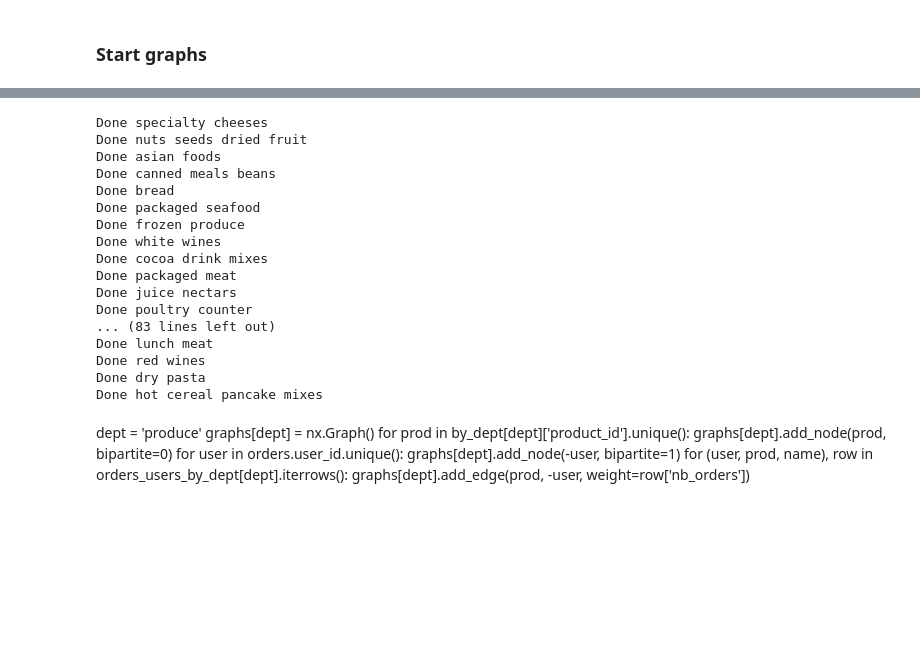
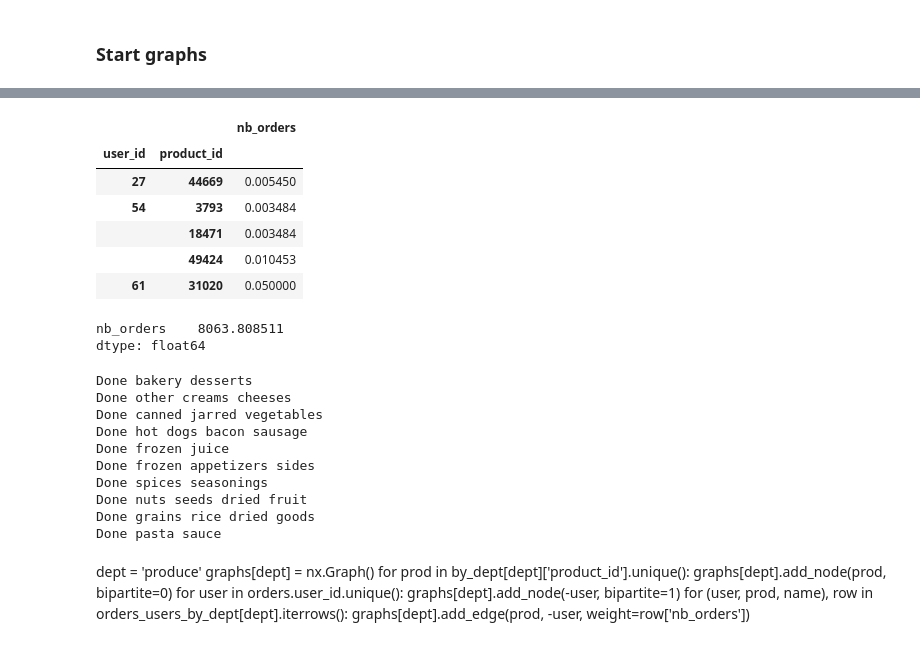
Before and after one commit to auriane81/epfl-ada-ada-2019-project-adax, a Jupyter notebook: project_Ariane_graph.ipynb, the cells around one changed output, grey strips where cells are left out. Cells and saved outputs as stored; diff of their text form; code cells hidden in the pictures; blank space fills up the shorter version.

```diff
--- a/project_Ariane_graph.ipynb
+++ b/project_Ariane_graph.ipynb
@@ -254,0 +275,7 @@ for aisle in food_aisles:
+# %%
+tot_user_by_aisle = {}
+for aisle in food_aisles:
+    orders_users_by_aisle[aisle] = orders_users_by_aisle[aisle].reset_index()
+    # print(orders_users_by_aisle[aisle].head())
+    tot_user_by_aisle[aisle] = orders_users_by_aisle[aisle][['user_id', 'nb_orders']].groupby('user_id').sum().rename(columns={'nb_orders':'tot_orders'})
+    print(tot_user_by_aisle[aisle].head())
@@ -254,0 +313,2 @@ for aisle in food_aisles:
+# %%
+tot_user = pd.read_pickle('tot_user.pk')
@@ -255,3 +325,32 @@ for aisle in food_aisles:
+# %%
+tot_user.replace(0, np.nan)
+tot_user.columns = ['nb_orders']
+orders_users_norm_by_aisle = {}
+for aisle in food_aisles:
+    # print(orders_users_by_aisle[aisle].head())
+    #orders_users_by_aisle[aisle] = orders_users_by_aisle[aisle].set_index(['user_id', 'product_id'])
+    orders_users_norm_by_aisle[aisle] = orders_users_by_aisle[aisle][['nb_orders']] / tot_user # make sure user is index
+    orders_users_norm_by_aisle[aisle].to_pickle('orders_users_norm_by_aisle_'+aisle+'.pk')
+# %%
+# Here
+orders_users_norm_by_aisle = {}
+for aisle in food_aisles:
+    orders_users_norm_by_aisle[aisle] = pd.read_pickle('orders_users_norm_by_aisle_'+aisle+'.pk')
 # %%
 del(orders_products_by_aisle)
+# %%
+orders_users_norm_by_aisle['honeys syrups nectars'].head()
+# %% [output]
+|  |  | nb_orders |
+| user_id | product_id |  |
+| 27 | 44669 | 0.005450 |
+| 54 | 3793 | 0.003484 |
+|  | 18471 | 0.003484 |
+|  | 49424 | 0.010453 |
+| 61 | 31020 | 0.050000 |
+# %%
+orders_users_norm_by_aisle['yogurt'].sum()
+# %% [output]
+nb_orders    8063.808511
+dtype: float64
 # %%
@@ -263,25 +363,18 @@ for aisle in food_aisles:
         graphs[aisle].add_node(-user, bipartite=1)
 # %%
 for aisle in food_aisles:
-    for (user, prod, name), row in orders_users_by_aisle[aisle].iterrows():
+    for (user, prod), row in orders_users_norm_by_aisle[aisle].iterrows():
         graphs[aisle].add_edge(prod, -user, weight=row['nb_orders'])
     nx.write_gpickle(graphs[aisle], "users_and_prods_graph_"+aisle+'.gpk')
     print('Done', aisle)
 # %% [output]
-Done specialty cheeses
+Done bakery desserts
+Done other creams cheeses
+Done canned jarred vegetables
+Done hot dogs bacon sausage
+Done frozen juice
+Done frozen appetizers sides
+Done spices seasonings
 Done nuts seeds dried fruit
-Done asian foods
-Done canned meals beans
-Done bread
-Done packaged seafood
-Done frozen produce
-Done white wines
-Done cocoa drink mixes
-Done packaged meat
-Done juice nectars
-Done poultry counter
-... (83 lines left out)
-Done lunch meat
-Done red wines
-Done dry pasta
-Done hot cereal pancake mixes
+Done grains rice dried goods
+Done pasta sauce
```
Also changed, not shown: parts of 32 cells of this notebook.
